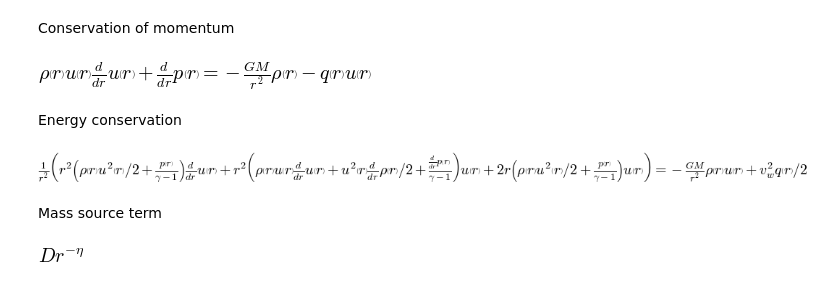
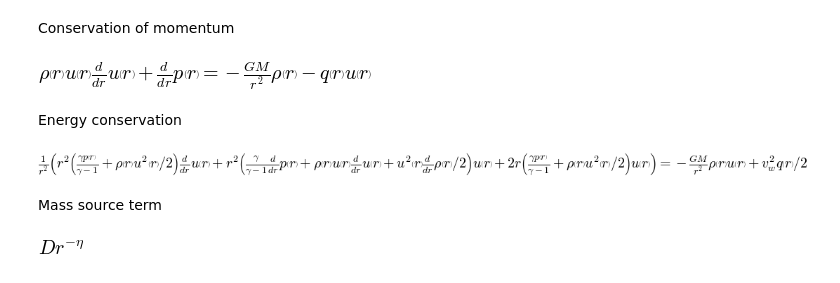
Before and after one commit to bolverk/generalised_bondi, a Jupyter notebook: generalised_bondi_point_mass.ipynb, the cells around one changed output. Drawn from its saved outputs; the diff is of its cells as text; code cells hidden in the pictures.

Commit message:
verify integral energy equation

```diff
--- a/generalised_bondi_point_mass.ipynb
+++ b/generalised_bondi_point_mass.ipynb
@@ -30,11 +30,11 @@ Energy conservation
 # %%
 gamma = sympy.Symbol('gamma')
 v_w = sympy.Symbol('v_w', positive=True)
-energy_conservation = sympy.Eq((1/r**2)*(r**2*u(r)*(rho(r)*u(r)**2/2+p(r)/(gamma-1))).diff(r),
+energy_conservation = sympy.Eq((1/r**2)*(r**2*u(r)*(rho(r)*u(r)**2/2+gamma*p(r)/(gamma-1))).diff(r),
          -G*M*u(r)*rho(r)/r**2+v_w**2*q(r)/2)
 energy_conservation
 # %% [output]
-[figure, old version]
+[figure, new version]
 # %% [markdown]
 Mass source term
 # %%
```
Also changed, not shown: parts of 3 cells of this notebook.
